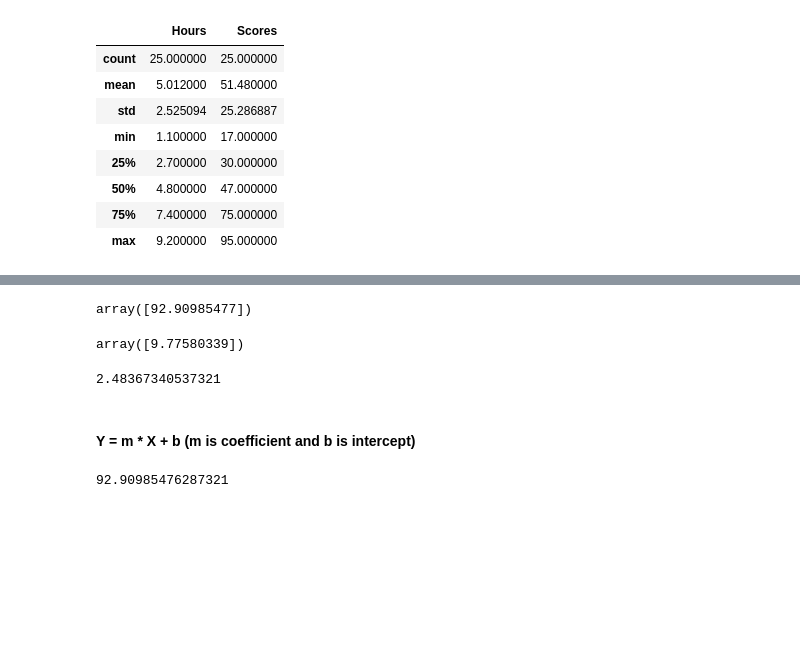
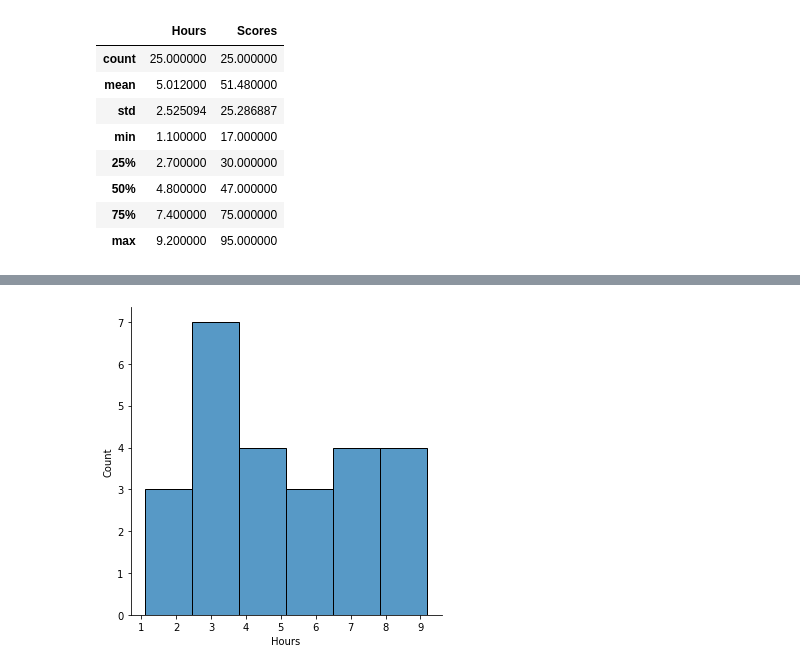
Before and after one commit to aficici/Data_Scientist_GRIP_Sparks, a Jupyter notebook: Task 1- Prediction using Supervised ML.ipynb, the cells around one changed output, grey strips where cells are left out. Saved outputs shown, nothing was run; the diff lists cells and outputs as text; code cells hidden in the pictures; blank space fills up the shorter version.

```diff
--- a/Task 1- Prediction using Supervised ML.ipynb
+++ b/Task 1- Prediction using Supervised ML.ipynb
@@ -134,18 +78,5 @@ LinearRegression(copy_X=True, fit_intercept=True, n_jobs=None, normalize=False)
-# %%
-reg.predict([[9.25]])
-# %% [output]
-array([92.90985477])
-# %%
-reg.coef_
-# %% [output]
-array([9.77580339])
-# %%
-reg.intercept_
-# %% [output]
-2.48367340537321
-# %% [markdown]
-#### Y = m * X + b (m is coefficient and b is intercept)
-# %%
-9.25 * 9.77580339 + 2.48367340537321
-# %% [output]
-92.90985476287321
+# %%
+sns.displot(df.Hours)
+plt.show()
+# %% [output]
+[figure, added]
```
Also changed, not shown: parts of 50 cells of this notebook.
